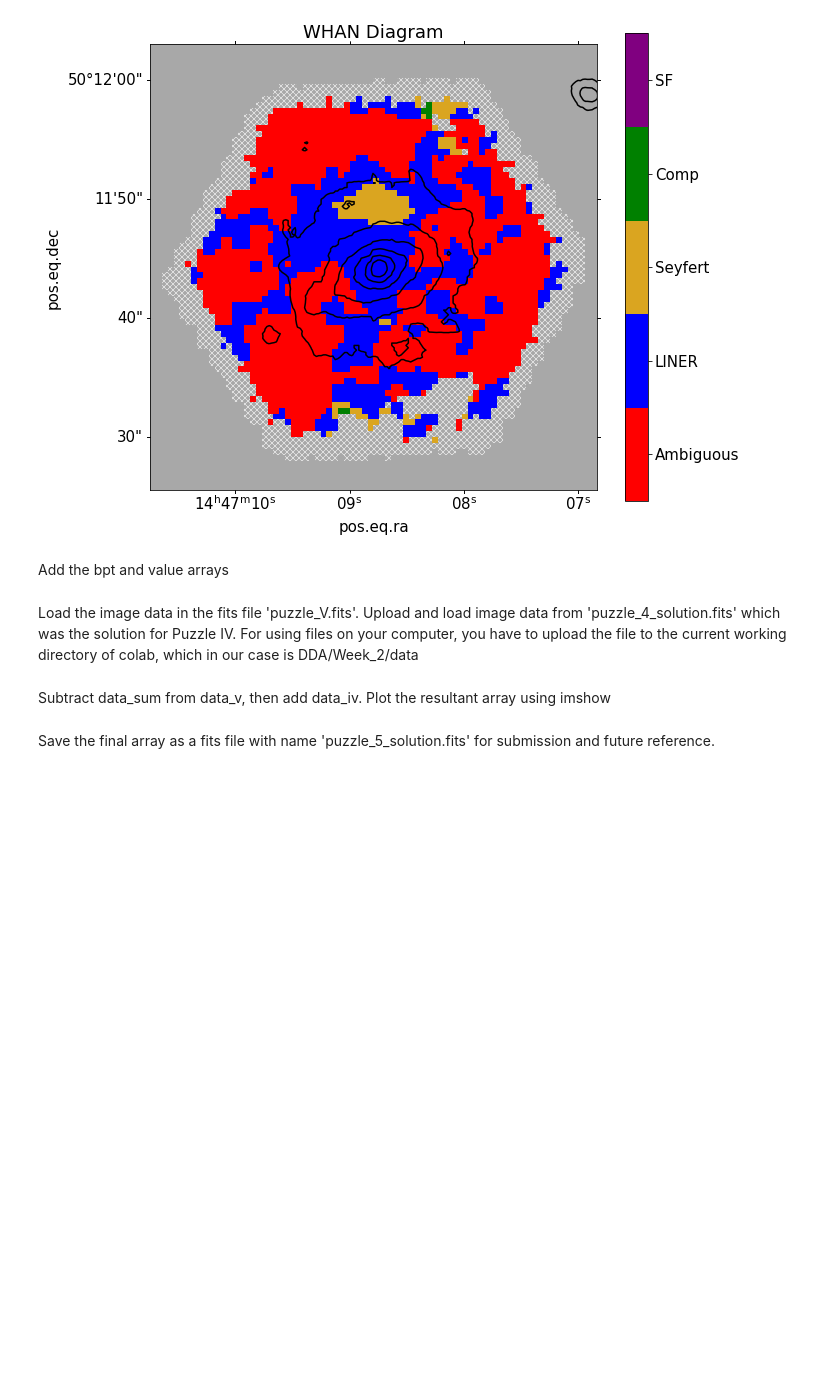
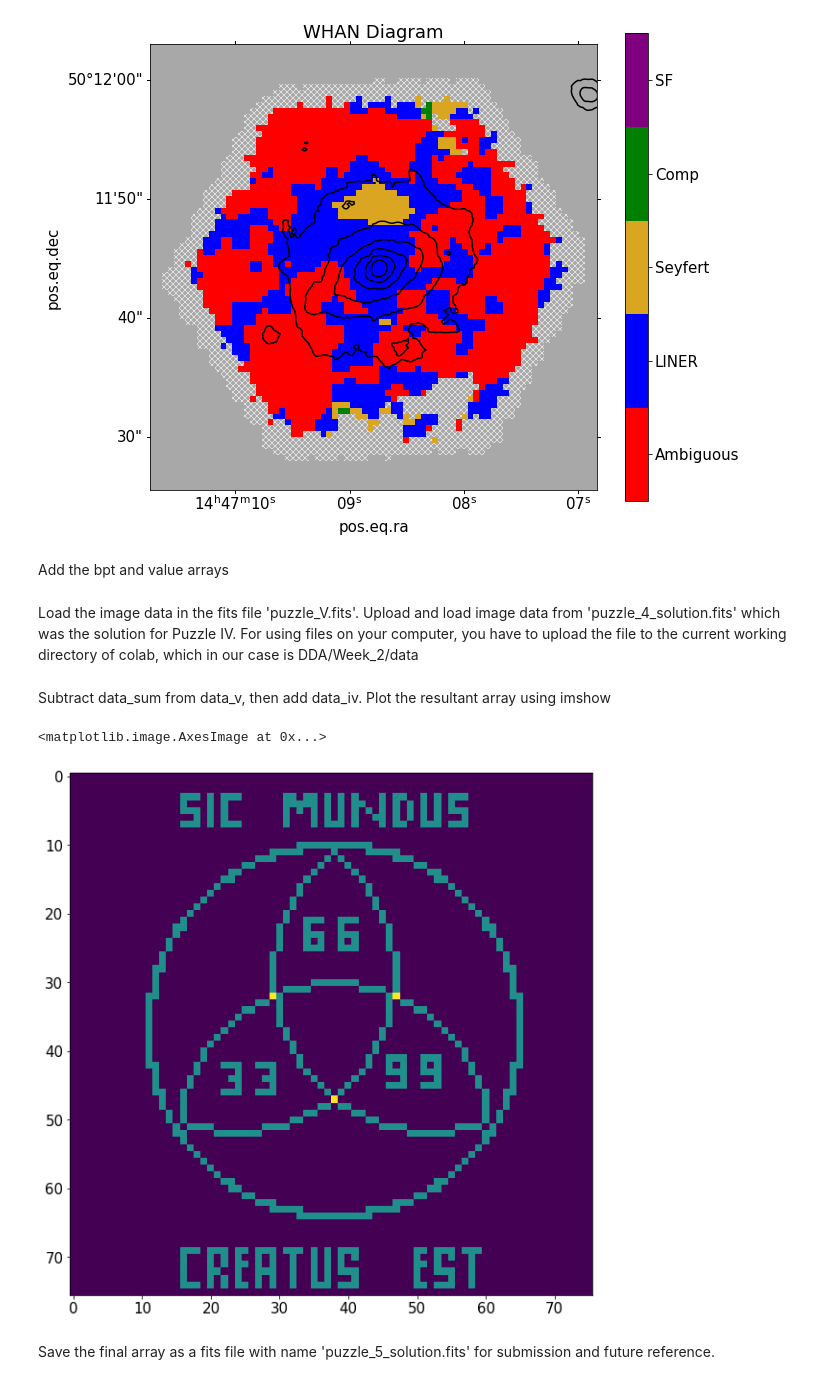
Before and after one commit to rahule-1999/DDA-python, a Jupyter notebook: Week_2/Module_2_2_Contour_Overlay_and_Emission_Line_Diagnostic_Maps.ipynb, the cells around one changed output. Drawn from its saved outputs; the diff is of its cells as text; code cells hidden in the pictures; blank space fills up the shorter version.

```diff
--- a/Week_2/Module_2_2_Contour_Overlay_and_Emission_Line_Diagnostic_Maps.ipynb
+++ b/Week_2/Module_2_2_Contour_Overlay_and_Emission_Line_Diagnostic_Maps.ipynb
@@ -481,6 +501,21 @@ maps = Maps(plateifu='8595-12705')
 mask, fig, ax = maps.get_bpt()
 
 mask.keys()
+
+SF = mask['sf']['global'].astype(np.float64)
+COMP = mask['comp']['global'].astype(np.float64)
+SEYF = mask['seyfert']['global'].astype(np.float64)
+LIN = mask['liner']['global'].astype(np.float64)
+AMB = mask['ambiguous']['global'].astype(np.float64)
+
+# Giving labels to each class
+
+SF   *= 5
+COMP *= 4
+SEYF *= 3
+LIN  *= 2
+AMB  *= 1
+
 
 bpt = SF + COMP + SEYF + LIN + AMB
 
@@ -498,7 +533,7 @@ fig = plt.figure(figsize=(10,10))
 
 ax = fig.add_subplot(projection = maps.wcs, slices = ['x','y',0])
 # Mapplot plot
-fig, ax, cb = mapplot.plot(value=bpt, ivar = bpt, mask=nocov,
+'''fig, ax, cb = mapplot.plot(value=bpt, ivar = bpt, mask=nocov,
                            cmap=cmap,fig=fig,ax=ax, use_masks='NOCOV',
                            return_cb=True, cbrange=(0.5, 5.5), title='BPT Diagram')
 
@@ -542,7 +577,7 @@ cb.set_ticklabels(['Ambiguous','LINER','Seyfert','Comp', 'SF'])
 ax.set_xlabel('pos.eq.ra')
 ax.set_ylabel('pos.eq.dec')
 
-# Generate BPT map with WCS projectionand overplot SDSS contours
+# Generate BPT map with WCS projectionand overplot SDSS contours'''
 # %% [output]
 DEBUG:marvin:local mode failed. Trying remote now.
 [figure]
@@ -661,11 +693,17 @@ data_sum =
+# %%
+data_sum = value + bpt
+#np.shape(value)
+#np.shape(bpt)
+#type(value)
+#type(bpt)
 # %% [markdown]
 Load the image data in the fits file 'puzzle_V.fits'. Upload and load image data from 'puzzle_4_solution.fits' which was the solution for Puzzle IV. For using files on your computer, you have to upload the file to the current working directory of colab, which in our case is DDA/Week_2/data
 # %%
-f1 =
-data_v =                     # Puzzle V Data
+f1 = fits.open('puzzle_V.fits')
+data_v =  f1[0].data                   # Puzzle V Data
 
-f2 =
-data_iv =                    # Puzzle IV Data
+f2 = fits.open('puzzle_4_solution.fits')
+data_iv =  f2[0].data                  # Puzzle IV Data
 
 data_iv = np.pad(data_iv,6)  # To match the shape of two arrays
 # %% [markdown]
@@ -675,2 +711,8 @@ data_f =
+# %%
+data_f = (data_v - data_sum) + data_iv
+plt.imshow(data_f)
+# %% [output]
+<matplotlib.image.AxesImage at 0x...>
+[figure, added]
 # %% [markdown]
 Save the final array as a fits file with name 'puzzle_5_solution.fits' for submission and future reference.
```
Also changed, not shown: parts of 9 cells of this notebook.
